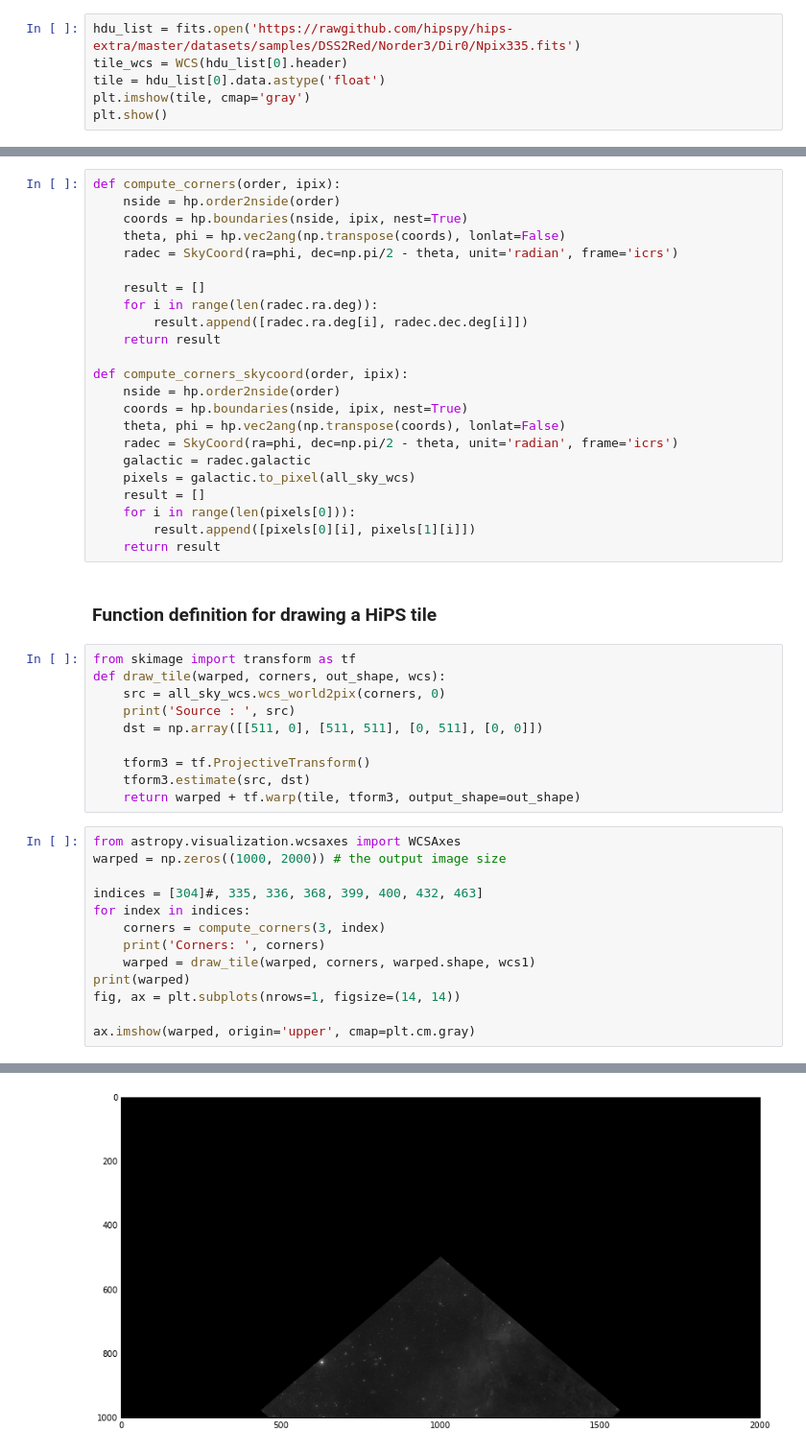
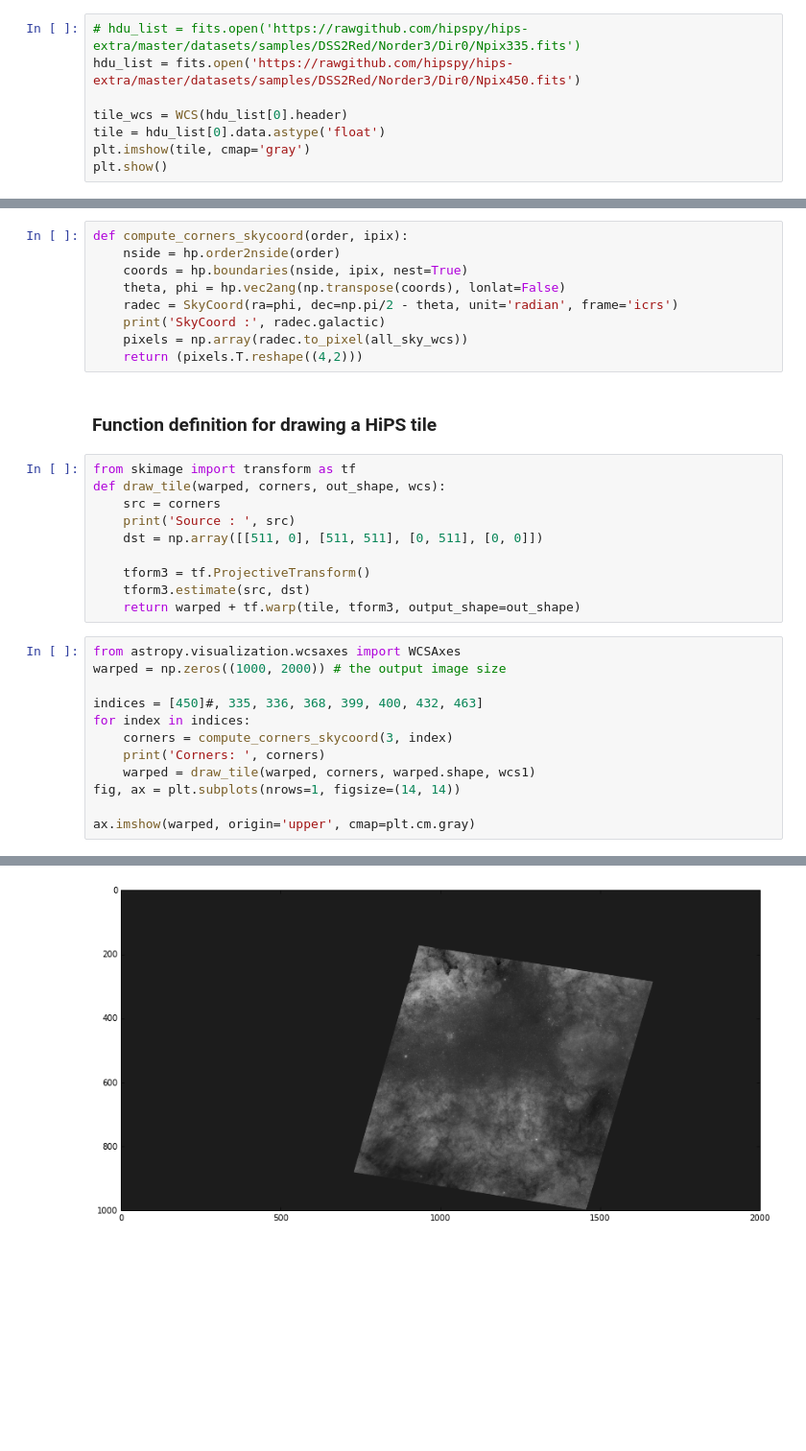
Before and after one commit to adl1995/HIPS-to-Py, a Jupyter notebook: examples/Debugging drawing.ipynb, the cells around one changed output, grey strips where cells are left out. Shown at 96% size. Saved outputs shown, nothing was run; the diff lists cells and outputs as text; blank space fills up the shorter version.

```diff
--- a/examples/Debugging drawing.ipynb
+++ b/examples/Debugging drawing.ipynb
@@ -13,7 +13,9 @@ import healpy as hp
 # %% [markdown]
 ### Fetching tile
 # %%
-hdu_list = fits.open('https://rawgithub.com/hipspy/hips-extra/master/datasets/samples/DSS2Red/Norder3/Dir0/Npix335.fits')
+# hdu_list = fits.open('https://rawgithub.com/hipspy/hips-extra/master/datasets/samples/DSS2Red/Norder3/Dir0/Npix335.fits')
+hdu_list = fits.open('https://rawgithub.com/hipspy/hips-extra/master/datasets/samples/DSS2Red/Norder3/Dir0/Npix450.fits')
+
 tile_wcs = WCS(hdu_list[0].header)
 tile = hdu_list[0].data.astype('float')
 plt.imshow(tile, cmap='gray')
@@ -48,34 +49,20 @@ all_sky_wcs = w
 # %% [markdown]
 ### Function definition for computing HiPS tile corners
 # %%
-def compute_corners(order, ipix):
-    nside = hp.order2nside(order)
-    coords = hp.boundaries(nside, ipix, nest=True)
-    theta, phi = hp.vec2ang(np.transpose(coords), lonlat=False)
-    radec = SkyCoord(ra=phi, dec=np.pi/2 - theta, unit='radian', frame='icrs')
-
-    result = []
-    for i in range(len(radec.ra.deg)):
-        result.append([radec.ra.deg[i], radec.dec.deg[i]])
-    return result
-
 def compute_corners_skycoord(order, ipix):
     nside = hp.order2nside(order)
     coords = hp.boundaries(nside, ipix, nest=True)
     theta, phi = hp.vec2ang(np.transpose(coords), lonlat=False)
     radec = SkyCoord(ra=phi, dec=np.pi/2 - theta, unit='radian', frame='icrs')
-    galactic = radec.galactic
-    pixels = galactic.to_pixel(all_sky_wcs)
-    result = []
-    for i in range(len(pixels[0])):
-        result.append([pixels[0][i], pixels[1][i]])
-    return result
+    print('SkyCoord :', radec.galactic)
+    pixels = np.array(radec.to_pixel(all_sky_wcs))
+    return (pixels.T.reshape((4,2)))
 # %% [markdown]
 ### Function definition for drawing a  HiPS tile
 # %%
 from skimage import transform as tf
 def draw_tile(warped, corners, out_shape, wcs):
-    src = all_sky_wcs.wcs_world2pix(corners, 0)
+    src = corners
     print('Source : ', src)
     dst = np.array([[511, 0], [511, 511], [0, 511], [0, 0]])
 
@@ -86,12 +73,11 @@ def draw_tile(warped, corners, out_shape, wcs):
 from astropy.visualization.wcsaxes import WCSAxes
 warped = np.zeros((1000, 2000)) # the output image size
 
-indices = [304]#, 335, 336, 368, 399, 400, 432, 463]
+indices = [450]#, 335, 336, 368, 399, 400, 432, 463]
 for index in indices:
-    corners = compute_corners(3, index)
+    corners = compute_corners_skycoord(3, index)
     print('Corners: ', corners)
     warped = draw_tile(warped, corners, warped.shape, wcs1)
-print(warped)
 fig, ax = plt.subplots(nrows=1, figsize=(14, 14))
 
 ax.imshow(warped, origin='upper', cmap=plt.cm.gray)
@@ -111,2 +96,2 @@ Source :  [[  999.          1457.2863541 ]
 <matplotlib.image.AxesImage at 0x...>
-[figure, old version]
+[figure, new version]
```
Also changed, not shown: parts of 3 cells of this notebook.
